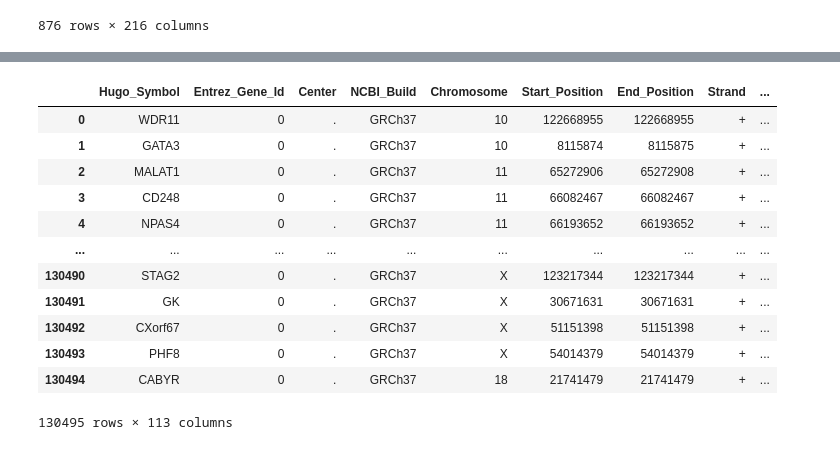
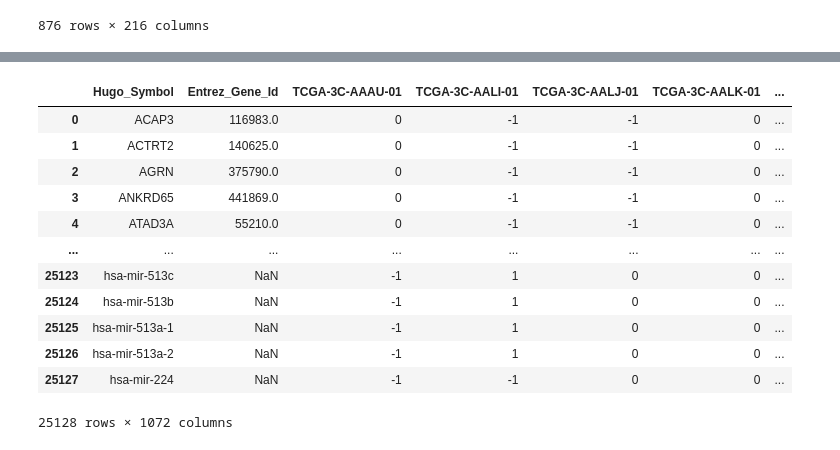
Before and after one commit to walleser/brca_tcga, a Jupyter notebook: read_data.ipynb, the cells around one changed output, grey strips where cells are left out. Saved outputs shown, nothing was run; the diff lists cells and outputs as text; code cells hidden in the pictures.

```diff
--- a/read_data.ipynb
+++ b/read_data.ipynb
@@ -126,17 +233,18 @@ mutations_mskcc_filename = "data_mutations_mskcc.txt"
 # %%
-mutations_mskcc = pd.read_csv(directory+mutations_mskcc_filename, sep='\t')
-mutations_mskcc
+cna_filename = 'data_CNA.txt'
+cna = pd.read_csv(directory+cna_filename, sep='\t')
+cna
 # %% [output]
-|  | Hugo_Symbol | Entrez_Gene_Id | Center | NCBI_Build | Chromosome | Start_Position | End_Position | Strand | ... |
-| 0 | WDR11 | 0 | . | GRCh37 | 10 | 122668955 | 122668955 | + | ... |
-| 1 | GATA3 | 0 | . | GRCh37 | 10 | 8115874 | 8115875 | + | ... |
-| 2 | MALAT1 | 0 | . | GRCh37 | 11 | 65272906 | 65272908 | + | ... |
-| 3 | CD248 | 0 | . | GRCh37 | 11 | 66082467 | 66082467 | + | ... |
-| 4 | NPAS4 | 0 | . | GRCh37 | 11 | 66193652 | 66193652 | + | ... |
-| ... | ... | ... | ... | ... | ... | ... | ... | ... | ... |
-| 130490 | STAG2 | 0 | . | GRCh37 | X | 123217344 | 123217344 | + | ... |
-| 130491 | GK | 0 | . | GRCh37 | X | 30671631 | 30671631 | + | ... |
-| 130492 | CXorf67 | 0 | . | GRCh37 | X | 51151398 | 51151398 | + | ... |
-| 130493 | PHF8 | 0 | . | GRCh37 | X | 54014379 | 54014379 | + | ... |
-| 130494 | CABYR | 0 | . | GRCh37 | 18 | 21741479 | 21741479 | + | ... |
+|  | Hugo_Symbol | Entrez_Gene_Id | TCGA-3C-AAAU-01 | TCGA-3C-AALI-01 | TCGA-3C-AALJ-01 | TCGA-3C-AALK-01 | ... |
+| 0 | ACAP3 | 116983.0 | 0 | -1 | -1 | 0 | ... |
+| 1 | ACTRT2 | 140625.0 | 0 | -1 | -1 | 0 | ... |
+| 2 | AGRN | 375790.0 | 0 | -1 | -1 | 0 | ... |
+| 3 | ANKRD65 | 441869.0 | 0 | -1 | -1 | 0 | ... |
+| 4 | ATAD3A | 55210.0 | 0 | -1 | -1 | 0 | ... |
+| ... | ... | ... | ... | ... | ... | ... | ... |
+| 25123 | hsa-mir-513c | NaN | -1 | 1 | 0 | 0 | ... |
+| 25124 | hsa-mir-513b | NaN | -1 | 1 | 0 | 0 | ... |
+| 25125 | hsa-mir-513a-1 | NaN | -1 | 1 | 0 | 0 | ... |
+| 25126 | hsa-mir-513a-2 | NaN | -1 | 1 | 0 | 0 | ... |
+| 25127 | hsa-mir-224 | NaN | -1 | -1 | 0 | 0 | ... |
-130495 rows × 113 columns
+25128 rows × 1072 columns
```
Also changed, not shown: parts of 31 cells of this notebook.
